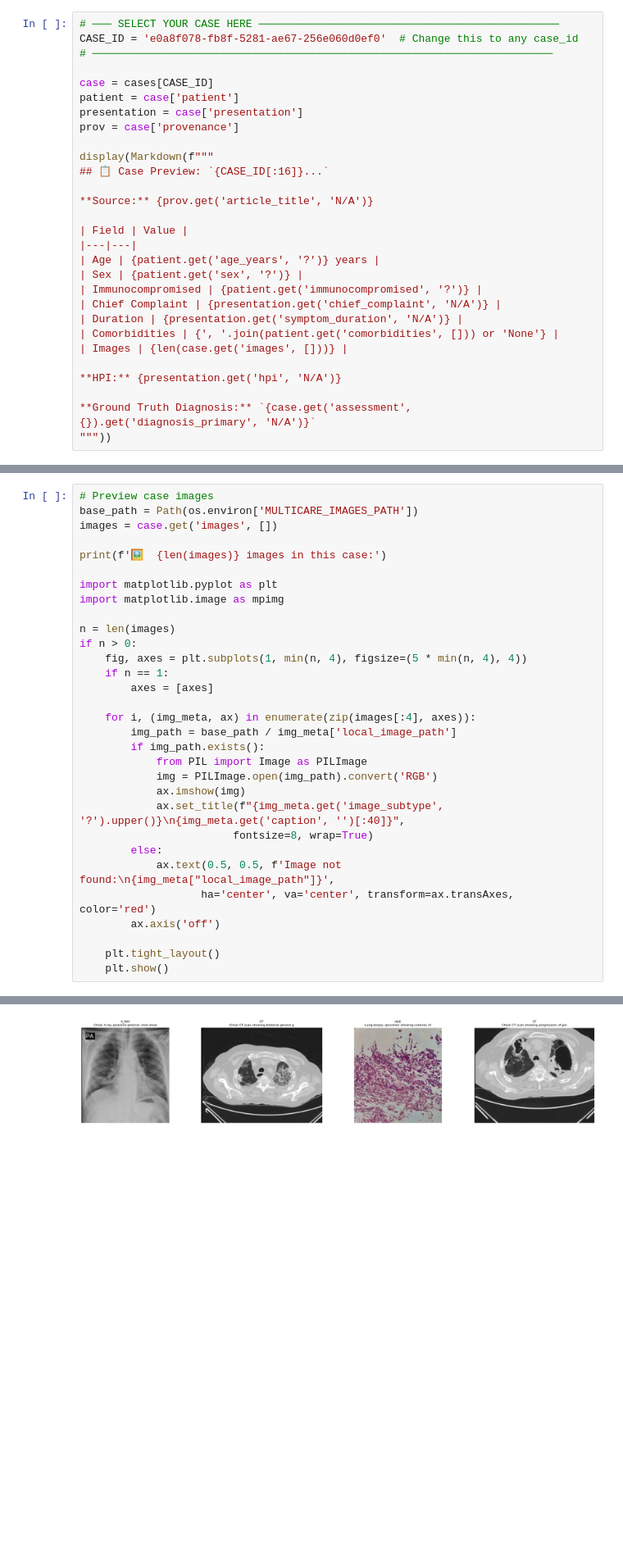
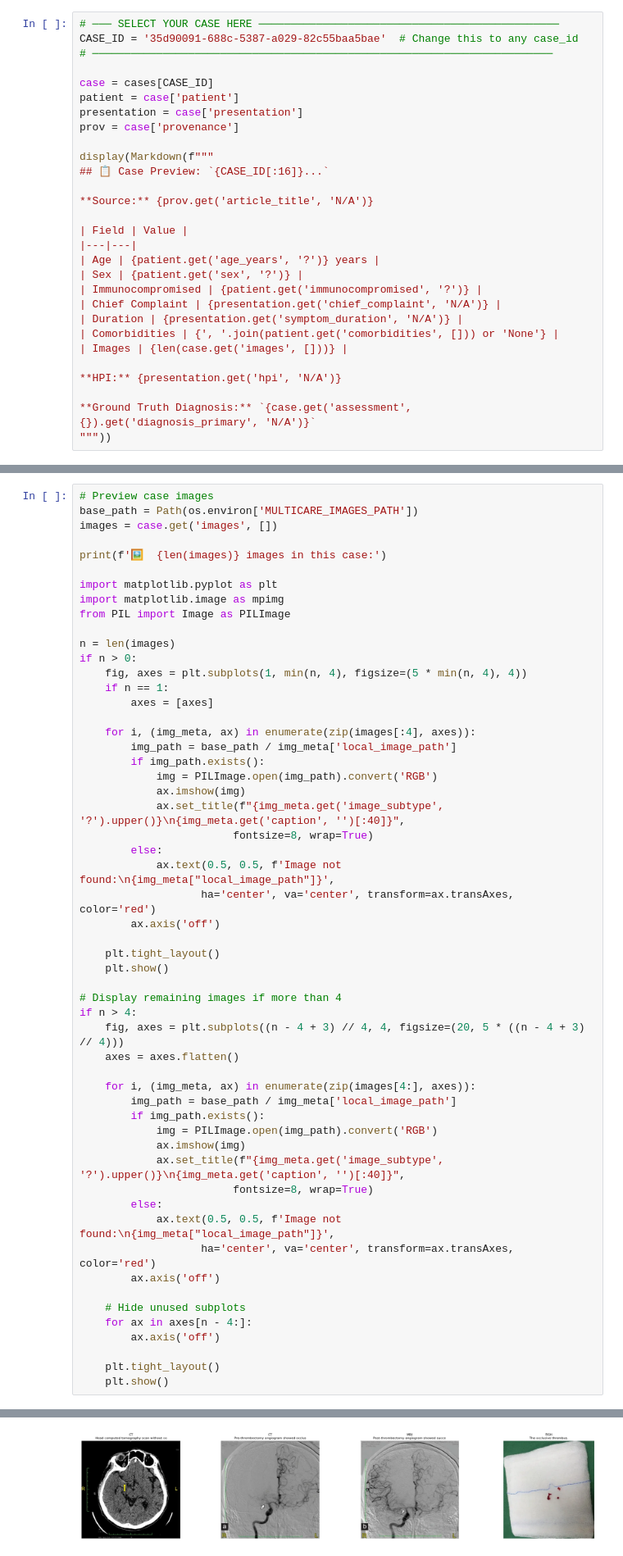
Before and after one commit to TejPotu/MedGemma, a Jupyter notebook: diagnosis_notebook.ipynb, the cells around one changed output, grey strips where cells are left out. Shown at 82% size. Drawn from its saved outputs; the diff is of its cells as text; blank space fills up the shorter version.

```diff
--- a/diagnosis_notebook.ipynb
+++ b/diagnosis_notebook.ipynb
@@ -108,7 +108,7 @@ pd.DataFrame(rows)
 ## 3. Select a Case & Preview
 # %%
 # ─── SELECT YOUR CASE HERE ───────────────────────────────────────────────
-CASE_ID = 'e0a8f078-fb8f-5281-ae67-256e060d0ef0'  # Change this to any case_id
+CASE_ID = '35d90091-688c-5387-a029-82c55baa5bae'  # Change this to any case_id
 # ────────────────────────────────────────────────────────────────────────
 
 case = cases[CASE_ID]
@@ -163,6 +163,7 @@ print(f'🖼️  {len(images)} images in this case:')
 
 import matplotlib.pyplot as plt
 import matplotlib.image as mpimg
+from PIL import Image as PILImage
 
 n = len(images)
 if n > 0:
@@ -173,7 +174,6 @@ if n > 0:
     for i, (img_meta, ax) in enumerate(zip(images[:4], axes)):
         img_path = base_path / img_meta['local_image_path']
         if img_path.exists():
-            from PIL import Image as PILImage
             img = PILImage.open(img_path).convert('RGB')
             ax.imshow(img)
             ax.set_title(f"{img_meta.get('image_subtype', '?').upper()}\n{img_meta.get('caption', '')[:40]}",
@@ -185,4 +185,28 @@ if n > 0:
 
     plt.tight_layout()
     plt.show()
+
+# Display remaining images if more than 4
+if n > 4:
+    fig, axes = plt.subplots((n - 4 + 3) // 4, 4, figsize=(20, 5 * ((n - 4 + 3) // 4)))
+    axes = axes.flatten()
+
+    for i, (img_meta, ax) in enumerate(zip(images[4:], axes)):
+        img_path = base_path / img_meta['local_image_path']
+        if img_path.exists():
+            img = PILImage.open(img_path).convert('RGB')
+            ax.imshow(img)
+            ax.set_title(f"{img_meta.get('image_subtype', '?').upper()}\n{img_meta.get('caption', '')[:40]}",
+                        fontsize=8, wrap=True)
+        else:
+            ax.text(0.5, 0.5, f'Image not found:\n{img_meta["local_image_path"]}',
+                   ha='center', va='center', transform=ax.transAxes, color='red')
+        ax.axis('off')
+
+    # Hide unused subplots
+    for ax in axes[n - 4:]:
+        ax.axis('off')
+
+    plt.tight_layout()
+    plt.show()
 # %% [output]
@@ -190 +214 @@ if n > 0:
-[figure, old version]
+[figure, new version]
```
Also changed, not shown: parts of 17 cells of this notebook, 1 other file.
